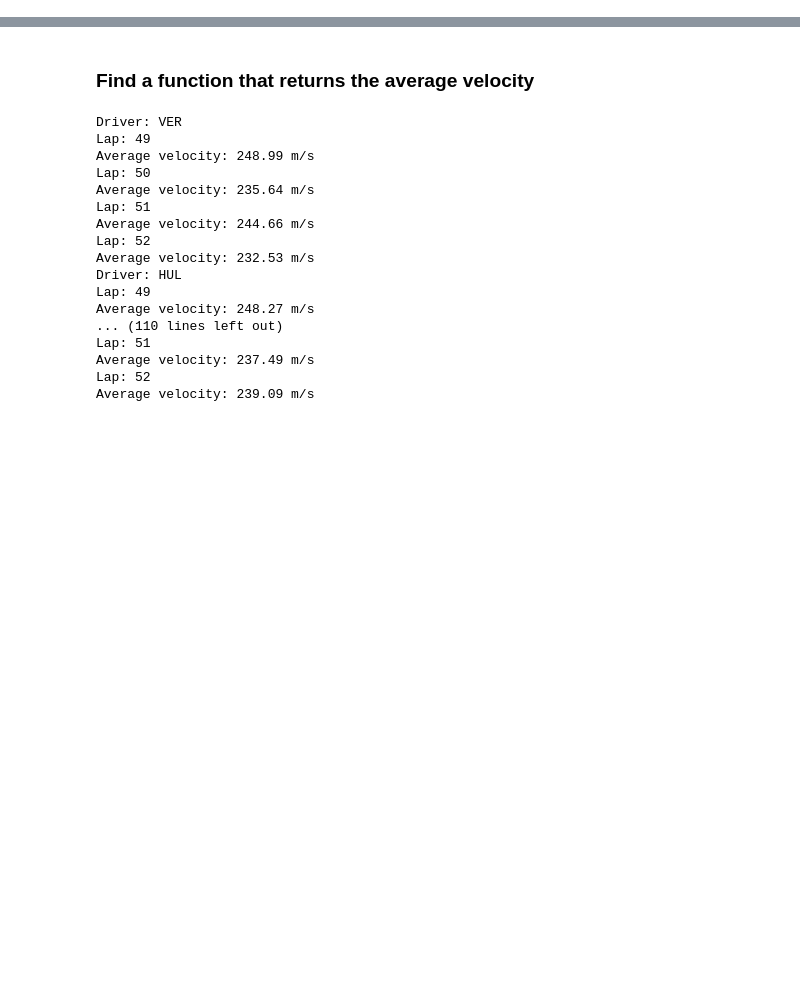
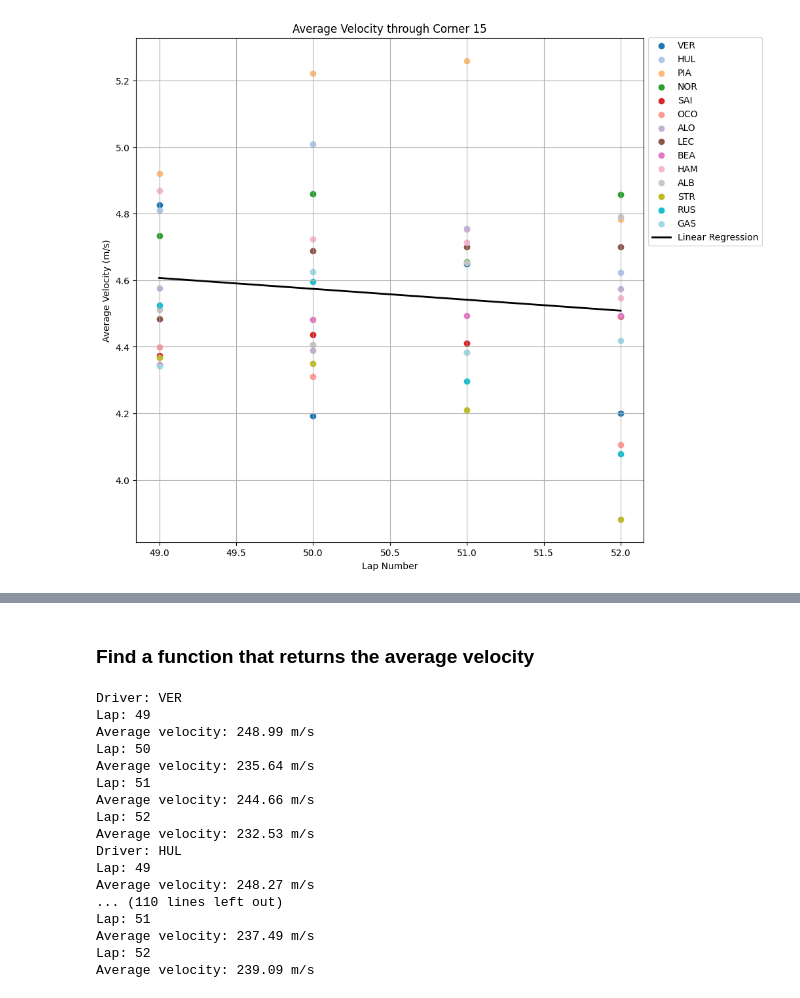
Before and after one commit to hishemok/PICUP, a Jupyter notebook: F1_friction/F1_friction.ipynb, the cells around one changed output, grey strips where cells are left out. Drawn from its saved outputs; the diff is of its cells as text; code cells hidden in the pictures; blank space fills up the shorter version.

```diff
--- a/F1_friction/F1_friction.ipynb
+++ b/F1_friction/F1_friction.ipynb
@@ -13,14 +137,5 @@ Assume curve is a half circle with radius r
 # %%
-"""
-Distance of the corner: 310.98318296514117 m
-Start of turn: 4840.210428145971
-End of turn: 5151.193611111112
-"""
-
-start = 4840.210428145971
-end = 5151.193611111112
-distance = end - start
-print(f"Distance of the corner: {distance} m")
-radius = distance / np.pi
-print(f"Radius of the corner: {radius} m")
+g = 9.81
+r = (end_of_corner_15 - start_of_corner_15) / np.pi
+print("Radius of corner 15:", r)
 # %% [output]
@@ -28,0 +272,28 @@ Radius of the corner: 98.98902157470704 m
+# %%
+factor = 1 / (g * r)
+
+colors = plt.cm.tab20(np.linspace(0, 1, len(Racing_data)))
+
+plt.figure(figsize=(10, 10))
+for i, driver in enumerate(Racing_data):
+    color = colors[i]
+    for lap in Racing_data[driver]:
+        velocity = average_velocity(
+            Racing_data[driver][lap]["distance"],
+            Racing_data[driver][lap]["time"],
+            start=start_of_corner_15,
+            end=end_of_corner_15
+        )
+        plt.scatter(int(lap), velocity**2 * factor, color=color, label=driver if lap == "49" else "")
+
+plt.plot(lap_numbers, beta[0] + beta[1] * np.array(lap_numbers), color='black', label='Linear Regression', linewidth=2)
+
+
+plt.xlabel("Lap Number")
+plt.ylabel("Average Velocity (m/s)")
+plt.title("Average Velocity through Corner 15")
+plt.legend(ncol=1, bbox_to_anchor=(1, 1.01))
+plt.grid()
+plt.show()
+# %% [output]
+[figure, added]
```
Also changed, not shown: parts of 19 cells of this notebook, 2 other files.
